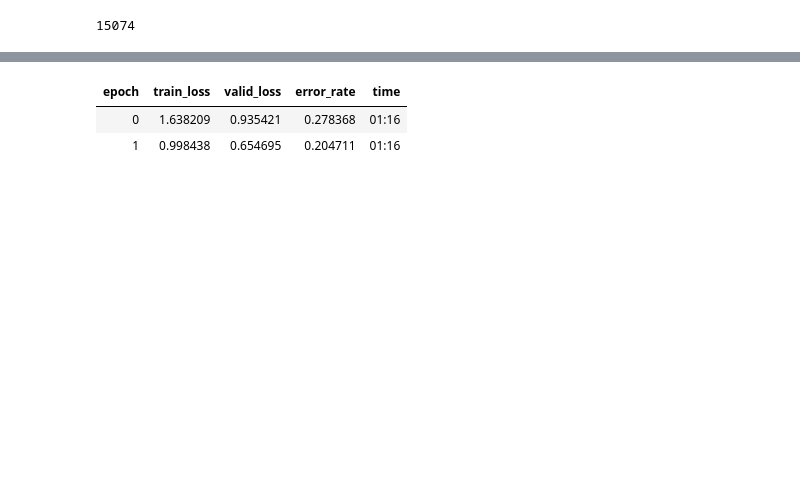
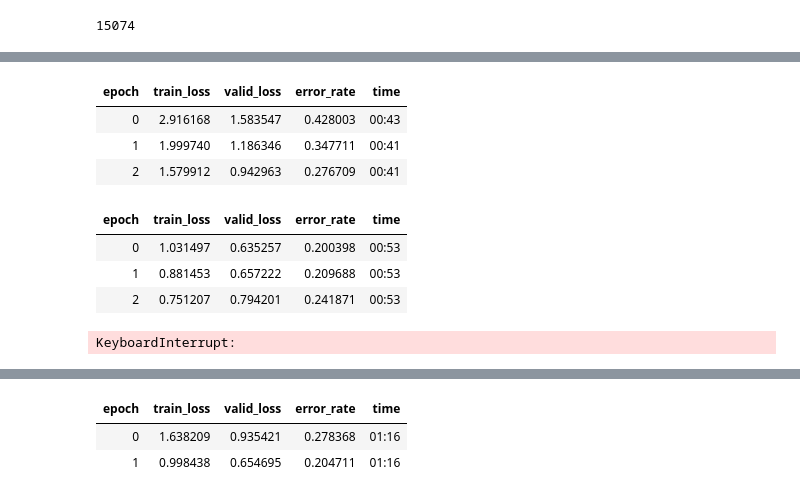
Before and after one commit to KennethTM/macro_inv_id, a Jupyter notebook: finland_data.ipynb, the cells around one changed output, grey strips where cells are left out. Saved outputs shown, nothing was run; the diff lists cells and outputs as text; code cells hidden in the pictures; blank space fills up the shorter version.

```diff
--- a/finland_data.ipynb
+++ b/finland_data.ipynb
@@ -21,5 +37,17 @@ dataloaders.show_batch()
 # %%
-learn = cnn_learner(dataloaders, resnet50, metrics=error_rate) #.to_fp16()
+learn = cnn_learner(dataloaders, resnet50, metrics=error_rate).to_fp16()
+# %%
+learn.fine_tune(10, base_lr=0.003, freeze_epochs=3)
+# %% [output]
+| epoch | train_loss | valid_loss | error_rate | time |
+| 0 | 2.916168 | 1.583547 | 0.428003 | 00:43 |
+| 1 | 1.999740 | 1.186346 | 0.347711 | 00:41 |
+| 2 | 1.579912 | 0.942963 | 0.276709 | 00:41 |
+| epoch | train_loss | valid_loss | error_rate | time |
+| 0 | 1.031497 | 0.635257 | 0.200398 | 00:53 |
+| 1 | 0.881453 | 0.657222 | 0.209688 | 00:53 |
+| 2 | 0.751207 | 0.794201 | 0.241871 | 00:53 |
+KeyboardInterrupt:
 # %%
 learn.freeze()
 learn.lr_find()
```
Also changed, not shown: parts of 20 cells of this notebook, 5 other files.
